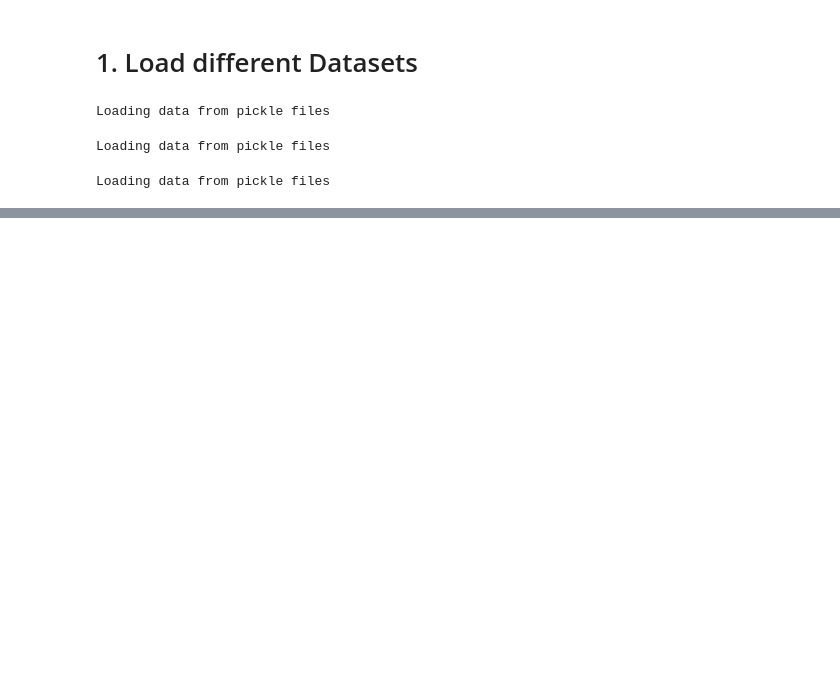
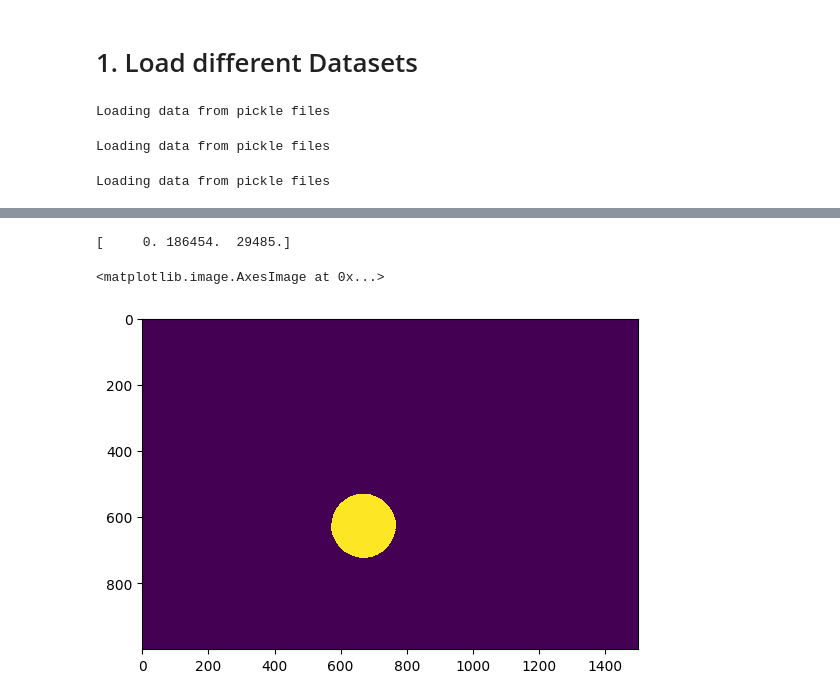
Before and after one commit to roduit/EE-451-IAPR, a Jupyter notebook: project/src/main_vincent.ipynb, the cells around one changed output, grey strips where cells are left out. Drawn from its saved outputs; the diff is of its cells as text; code cells hidden in the pictures; blank space fills up the shorter version.

```diff
--- a/project/src/main_vincent.ipynb
+++ b/project/src/main_vincent.ipynb
@@ -151,0 +112,14 @@ neutral_bg
+# %%
+img_test = imgs_array[6]
+img_test = cv.cvtColor(img_test, cv.COLOR_BGR2RGB)
+img_original = deepcopy(img_test)
+img_final = apply_hsv_threshold(img_test, my_trheshold_func)
+img_final = closing(img_final, disk(4))
+img_final = remove_small_holes(img_final, 1000)
+img_final = remove_small_objects(img_final, 5000)
+img_final = remove_large_objects(img_final, max_size=30000)
+plt.imshow(img_final, interpolation='nearest')
+# %% [output]
+[     0. 186454.  29485.]
+<matplotlib.image.AxesImage at 0x...>
+[figure, added]
```
Also changed, not shown: parts of 12 cells of this notebook, 4 other files.
